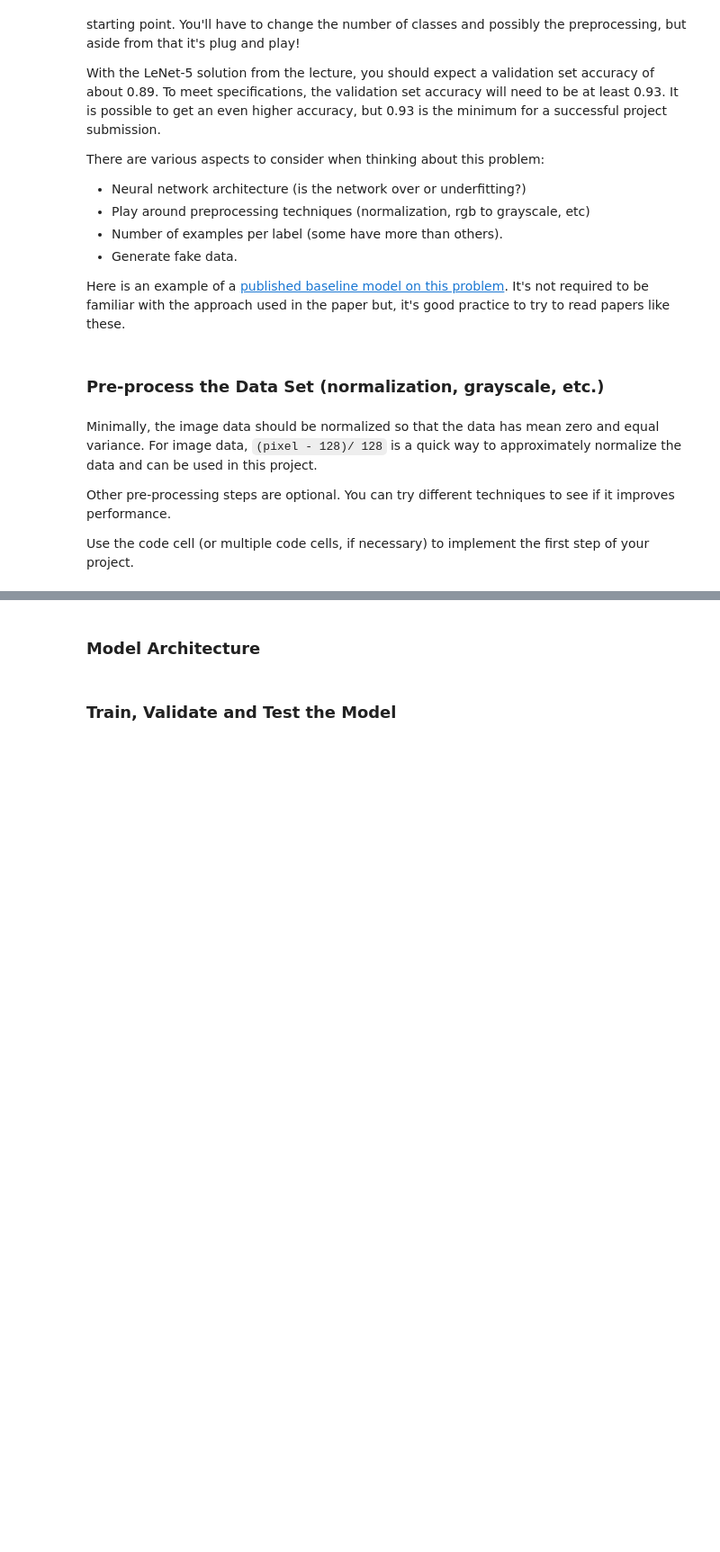
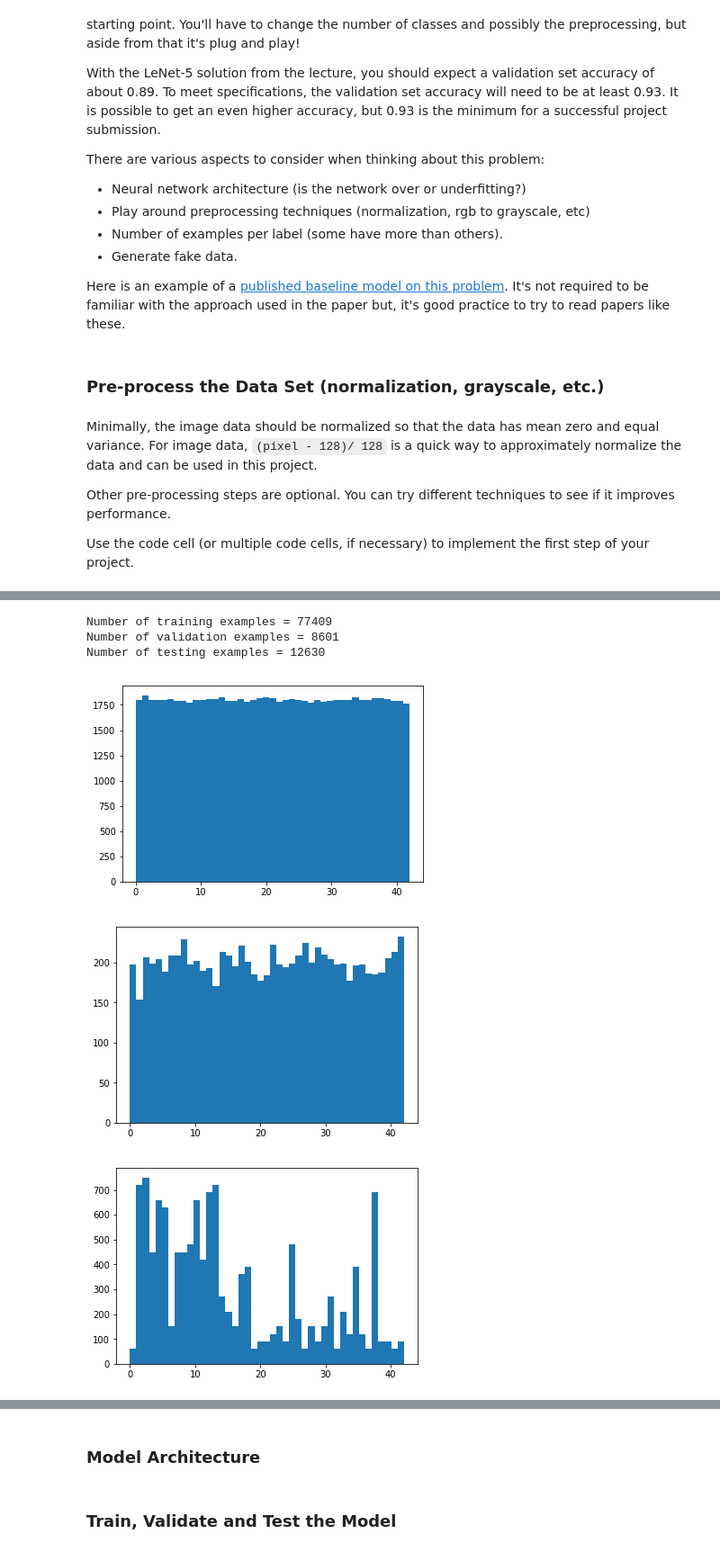
Before and after one commit to Quarke89/CarND-Traffic-Sign-Classifier-Project, a Jupyter notebook: Traffic_Sign_Classifier.ipynb, the cells around one changed output, grey strips where cells are left out. Shown at 90% size. Saved outputs shown, nothing was run; the diff lists cells and outputs as text; code cells hidden in the pictures; blank space fills up the shorter version.

```diff
--- a/Traffic_Sign_Classifier.ipynb
+++ b/Traffic_Sign_Classifier.ipynb
@@ -330,3 +228,51 @@ if data_augment_enable:
+# %%
+
+if data_augment_enable:
+
+    num_pics = np.bincount(y_train)
+
+    minimum_images = 2000
+
+    X_new_pics = []
+    y_new_pics = []
+
+    for class_idx in range(len(num_pics)):
+        if(num_pics[class_idx] < minimum_images):
+            num_new_pics = minimum_images - num_pics[class_idx]
+
+            current_img_indices = np.where(y_train == class_idx)
+            rand_pic_idx = np.random.randint(0,len(current_img_indices[0])-1,num_new_pics)
+
+            for n in range(num_new_pics):
+                X_new_pics.append(random_data_augment(X_train[current_img_indices[0][rand_pic_idx[n]],:,:,:].squeeze()))
+                y_new_pics.append(class_idx)
+
+    X_train = np.append(X_train, np.array(X_new_pics), axis=0)
+    y_train = np.append(y_train, np.array(y_new_pics), axis=0)
+
+    X_train, X_valid, y_train, y_valid = train_test_split(X_train, y_train, shuffle=True, test_size=0.1)
+
+    print("Number of training examples =", X_train.shape[0])
+    print("Number of validation examples =", X_valid.shape[0])
+    print("Number of testing examples =", X_test.shape[0])
+
+    fig = plt.figure()
+    plt.hist(y_train,43)
+    if log_image:
+        fig.savefig('writeup/train_hist_aug.jpg')
+    fig = plt.figure()
+    plt.hist(y_valid,43)
+    if log_image:
+        fig.savefig('writeup/valid_hist_aug.jpg')
+    plt.figure()
+    plt.hist(y_test,43)
+# %% [output]
+Number of training examples = 77409
+Number of validation examples = 8601
+Number of testing examples = 12630
+[figure, added]
+[figure, added]
+[figure, added]
 # %%
 
 if greyscale_convert_enable:
```
Also changed, not shown: parts of 25 cells of this notebook, 19 other files.
